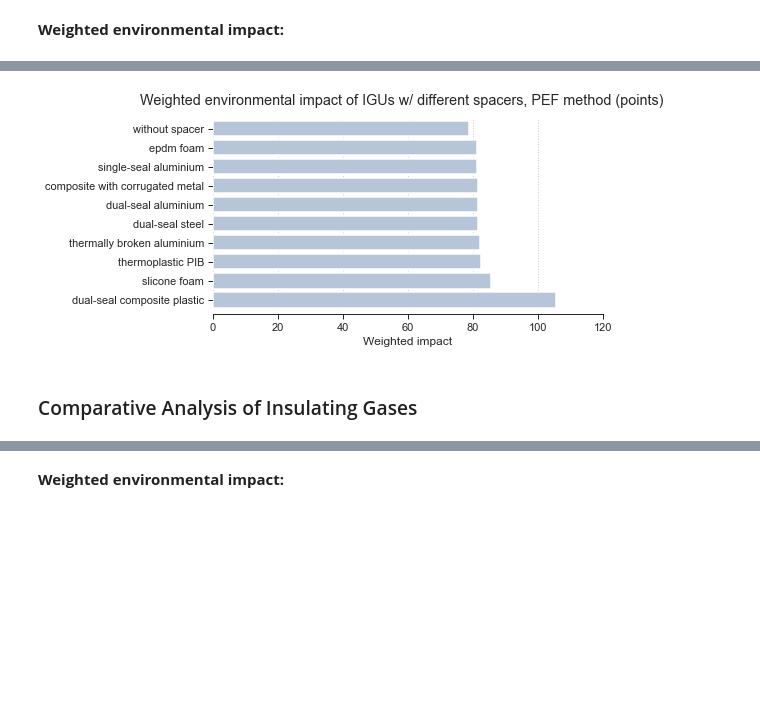
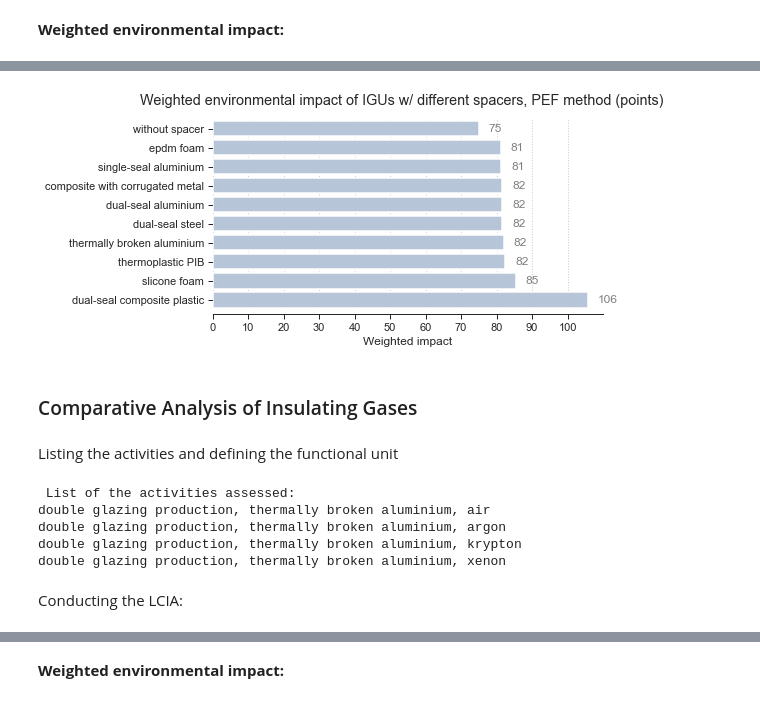
Before and after one commit to JeanSouv/LCA_IGUs, a Jupyter notebook: 02_LCA.ipynb, the cells around one changed output, grey strips where cells are left out. Cells and saved outputs as stored; diff of their text form; code cells hidden in the pictures; blank space fills up the shorter version.

```diff
--- a/02_LCA.ipynb
+++ b/02_LCA.ipynb
@@ -731,7 +743,7 @@ methods_small = [
     ('ILCD 2.0 2018 midpoint', 'resources', 'land use')
 ]
 # %%
-methods_full = [
+ls_method_full = [
     ('ILCD 2.0 2018 midpoint', 'climate change', 'climate change total'),
     ('ILCD 2.0 2018 midpoint', 'ecosystem quality', 'freshwater ecotoxicity'),
     ('ILCD 2.0 2018 midpoint', 'ecosystem quality',
@@ -1286,10 +1331,10 @@ impact_spacers = []
 for igu in inv_spacers:
     lca = bw.LCA({igu: 1})
     lca.lci()
-    for method in methods_full:
+    for method in ls_method_full:
         lca.switch_method(method)
         lca.lcia()
         impact_spacers.append((igu["name"], igu["location"],
-                                method[1], method[2], lca.score,
-                                bw.methods.get(method).get('unit'))
-                               )
+                               method[1], method[2], lca.score,
+                               bw.methods.get(method).get('unit'))
+                              )
@@ -1306,11 +1364,0 @@ df_impact_spacers = pd.pivot_table(
-# %%
-df_impact_spacers = df_impact_spacers.sort_values(
-    ("climate change", "climate change total", "kg CO2-Eq"), ascending=True
-)
-
-df_impact_spacers = df_impact_spacers.reset_index()
-df_impact_spacers['Name'] = (df_impact_spacers['Name']
-                              .str.replace('double glazing production, ', '')
-                              .str.replace(', argon', ''))
-
-df_impact_spacers = df_impact_spacers.set_index('Name')
@@ -1450,6 +1498,6 @@ Comparison of different types of IGUs according to a single indicator calculated
 # %%
-# To ease the calculation, we drop the unit row index:
-df_weighted_spacers = df_impact_spacers
+# First, dropping the unit row index to ease the calculation:
+df_weighted_spacers = df_impact_spacers.copy()
 df_weighted_spacers.columns = df_weighted_spacers.columns.droplevel(2)
 
 # Defining a new DataFrame with the weighted values,
@@ -1457,7 +1505,11 @@ df_weighted_spacers.columns = df_weighted_spacers.columns.droplevel(2)
 df_weighted_spacers = pd.DataFrame(
     (df_weighted_spacers.multiply(
         df_weighting["Weighting factor"].T, axis=1) / 100
-    ).sum(axis=1), columns=['Weighted impact']
+     ).sum(axis=1), columns=['Weighted impact']
 )
 
+df_weighted_spacers = df_weighted_spacers.sort_values("Weighted impact",
+                                                      ascending=True
+                                                      )
+
 df_weighted_spacers
@@ -1477,26 +1516,28 @@ df_weighted_spacers
 # %%
 # Printing a barplot figure with the weighted results:
 fig, ax = plt.subplots(figsize=(7, 3.5))
 
-df_plot = (df_weighted_spacers.sort_values("Weighted impact", ascending=True))
+g = sns.barplot(data=df_weighted_spacers,
+                x="Weighted impact",
+                y=df_weighted_spacers.index,
+                color="lightsteelblue", linewidth=1.5)
 
-sns.barplot(data=df_plot,
-            x="Weighted impact",
-            y=df_plot.index,
-            color="lightsteelblue", linewidth=1.5)
+g.bar_label(g.containers[0], fmt="%.0f", padding=10, c='grey')
 
 ax.yaxis.label.set_visible(False)
 ax.grid(which='major', axis='x', linestyle=':', linewidth=1)
 
-ax.set_xlim(0, 120)
-plt.xticks(np.arange(0, 121, 20))
+ax.set_xlim(0, 110)
+plt.xticks(np.arange(0, 101, 10))
 
 fig.suptitle('Weighted environmental impact of IGUs w/ different spacers,'
              ' PEF method (points)')
 sns.despine(left=True, offset=5)
 plt.show()
 # %% [output]
-[figure, old version]
+[figure, new version]
 # %% [markdown]
 ### Comparative Analysis of Insulating Gases
+# %% [markdown]
+Listing the activities and defining the functional unit
 # %%
@@ -1509 +1552,15 @@ fu_gas
+# %%
+print("\033[1m", "List of the activities assessed:", "\033[0m")
+
+for fu in fu_gas:
+    for key, value in fu.items():
+        print(key["name"])
+# %% [output]
+ List of the activities assessed:
+double glazing production, thermally broken aluminium, air
+double glazing production, thermally broken aluminium, argon
+double glazing production, thermally broken aluminium, krypton
+double glazing production, thermally broken aluminium, xenon
+# %% [markdown]
+Conducting the LCIA:
 # %%
```
Also changed, not shown: parts of 269 cells of this notebook, 3 other files.
